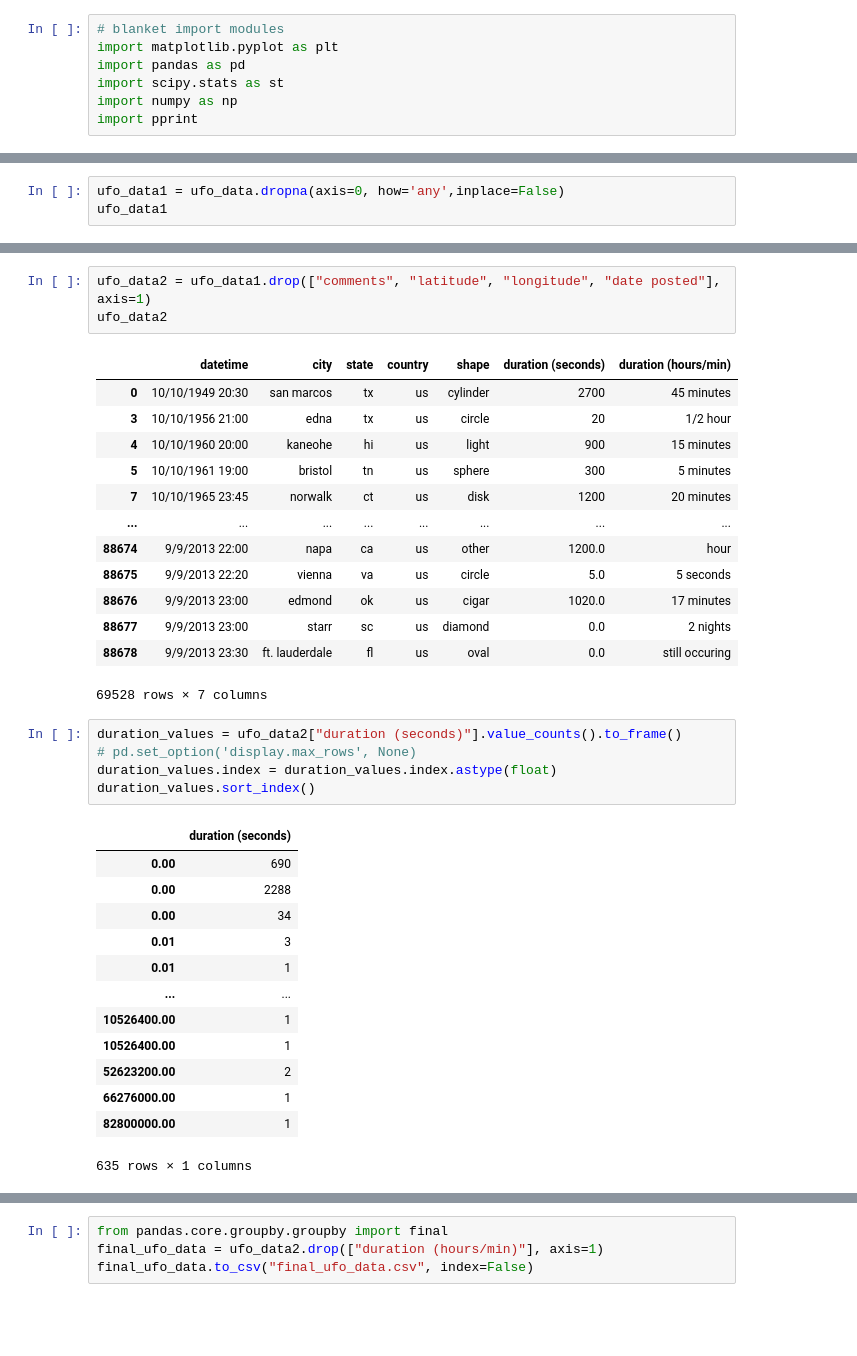
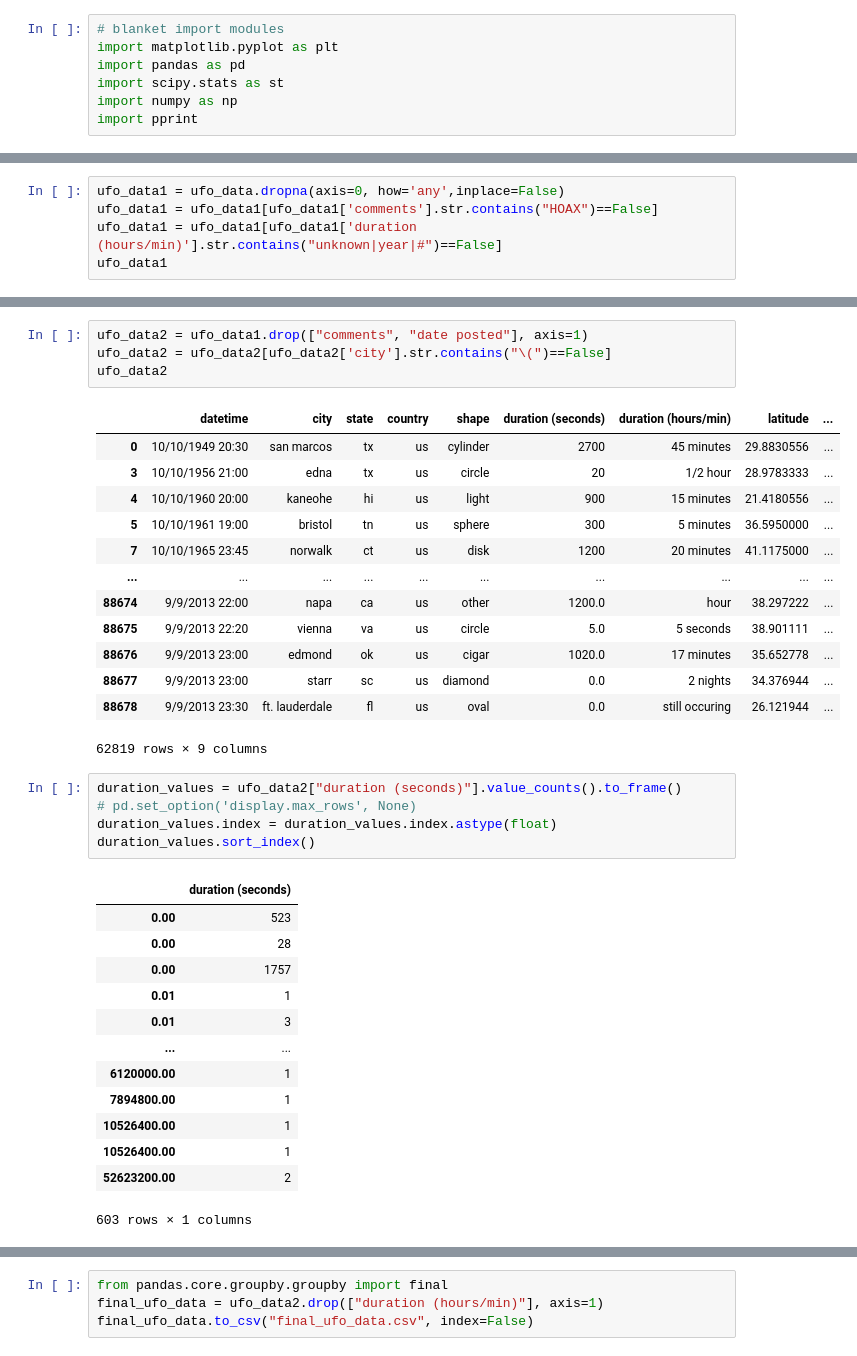
Before and after one commit to CBPher24/Predicting_UFOs, a Jupyter notebook: Data_Cleaning/Ufo_Sightings_Complete.ipynb, the cells around one changed output, grey strips where cells are left out. Cells and saved outputs as stored; diff of their text form; blank space fills up the shorter version.

Commit message:
updating data

```diff
--- a/Data_Cleaning/Ufo_Sightings_Complete.ipynb
+++ b/Data_Cleaning/Ufo_Sightings_Complete.ipynb
@@ -27,6 +26,8 @@ b'Skipping line 65878: expected 11 fields, saw 12\nSkipping line 66090: expected
 88679 rows × 11 columns
 # %%
 ufo_data1 = ufo_data.dropna(axis=0, how='any',inplace=False)
+ufo_data1 = ufo_data1[ufo_data1['comments'].str.contains("HOAX")==False]
+ufo_data1 = ufo_data1[ufo_data1['duration (hours/min)'].str.contains("unknown|year|#")==False]
 ufo_data1
 # %% [output]
 |  | datetime | city | state | country | shape | duration (seconds) | duration (hours/min) | comments | ... |
@@ -45,20 +46,21 @@ ufo_data1
 # %%
-ufo_data2 = ufo_data1.drop(["comments", "latitude", "longitude", "date posted"], axis=1)
+ufo_data2 = ufo_data1.drop(["comments", "date posted"], axis=1)
+ufo_data2 = ufo_data2[ufo_data2['city'].str.contains("\(")==False]
 ufo_data2
 # %% [output]
-|  | datetime | city | state | country | shape | duration (seconds) | duration (hours/min) |
-| 0 | 10/10/1949 20:30 | san marcos | tx | us | cylinder | 2700 | 45 minutes |
-| 3 | 10/10/1956 21:00 | edna | tx | us | circle | 20 | 1/2 hour |
-| 4 | 10/10/1960 20:00 | kaneohe | hi | us | light | 900 | 15 minutes |
-| 5 | 10/10/1961 19:00 | bristol | tn | us | sphere | 300 | 5 minutes |
-| 7 | 10/10/1965 23:45 | norwalk | ct | us | disk | 1200 | 20 minutes |
-| ... | ... | ... | ... | ... | ... | ... | ... |
-| 88674 | 9/9/2013 22:00 | napa | ca | us | other | 1200.0 | hour |
-| 88675 | 9/9/2013 22:20 | vienna | va | us | circle | 5.0 | 5 seconds |
-| 88676 | 9/9/2013 23:00 | edmond | ok | us | cigar | 1020.0 | 17 minutes |
-| 88677 | 9/9/2013 23:00 | starr | sc | us | diamond | 0.0 | 2 nights |
-| 88678 | 9/9/2013 23:30 | ft. lauderdale | fl | us | oval | 0.0 | still occuring |
+|  | datetime | city | state | country | shape | duration (seconds) | duration (hours/min) | latitude | ... |
+| 0 | 10/10/1949 20:30 | san marcos | tx | us | cylinder | 2700 | 45 minutes | 29.8830556 | ... |
+| 3 | 10/10/1956 21:00 | edna | tx | us | circle | 20 | 1/2 hour | 28.9783333 | ... |
+| 4 | 10/10/1960 20:00 | kaneohe | hi | us | light | 900 | 15 minutes | 21.4180556 | ... |
+| 5 | 10/10/1961 19:00 | bristol | tn | us | sphere | 300 | 5 minutes | 36.5950000 | ... |
+| 7 | 10/10/1965 23:45 | norwalk | ct | us | disk | 1200 | 20 minutes | 41.1175000 | ... |
+| ... | ... | ... | ... | ... | ... | ... | ... | ... | ... |
+| 88674 | 9/9/2013 22:00 | napa | ca | us | other | 1200.0 | hour | 38.297222 | ... |
+| 88675 | 9/9/2013 22:20 | vienna | va | us | circle | 5.0 | 5 seconds | 38.901111 | ... |
+| 88676 | 9/9/2013 23:00 | edmond | ok | us | cigar | 1020.0 | 17 minutes | 35.652778 | ... |
+| 88677 | 9/9/2013 23:00 | starr | sc | us | diamond | 0.0 | 2 nights | 34.376944 | ... |
+| 88678 | 9/9/2013 23:30 | ft. lauderdale | fl | us | oval | 0.0 | still occuring | 26.121944 | ... |
-69528 rows × 7 columns
+62819 rows × 9 columns
 # %%
 duration_values = ufo_data2["duration (seconds)"].value_counts().to_frame()
 # pd.set_option('display.max_rows', None)
@@ -66,16 +68,16 @@ duration_values.index = duration_values.index.astype(float)
 duration_values.sort_index()
 # %% [output]
 |  | duration (seconds) |
-| 0.00 | 690 |
-| 0.00 | 2288 |
-| 0.00 | 34 |
+| 0.00 | 523 |
+| 0.00 | 28 |
+| 0.00 | 1757 |
+| 0.01 | 1 |
 | 0.01 | 3 |
-| 0.01 | 1 |
 | ... | ... |
+| 6120000.00 | 1 |
+| 7894800.00 | 1 |
 | 10526400.00 | 1 |
 | 10526400.00 | 1 |
 | 52623200.00 | 2 |
-| 66276000.00 | 1 |
-| 82800000.00 | 1 |
-635 rows × 1 columns
+603 rows × 1 columns
 # %%
```
Also changed, not shown: parts of 5 cells of this notebook, 1 other file.
